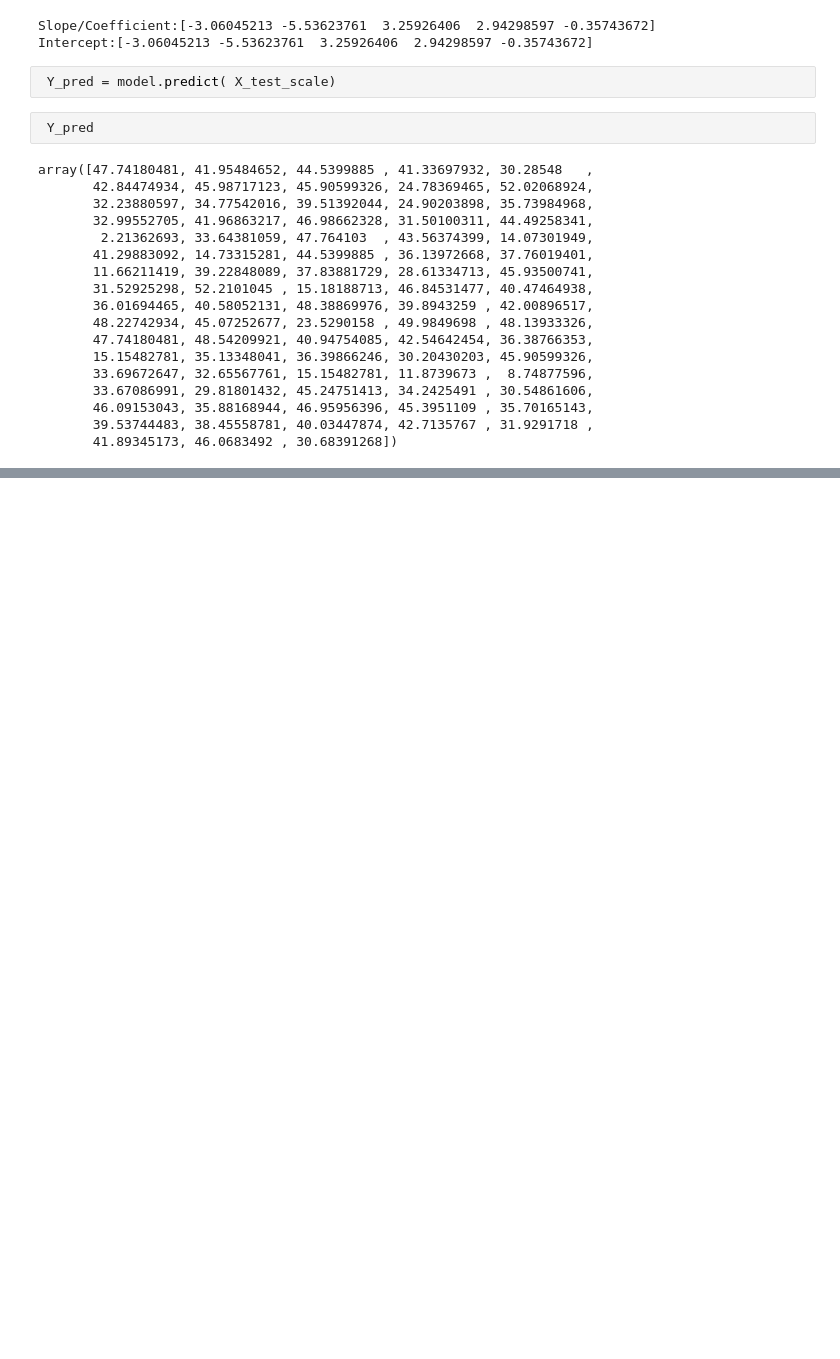
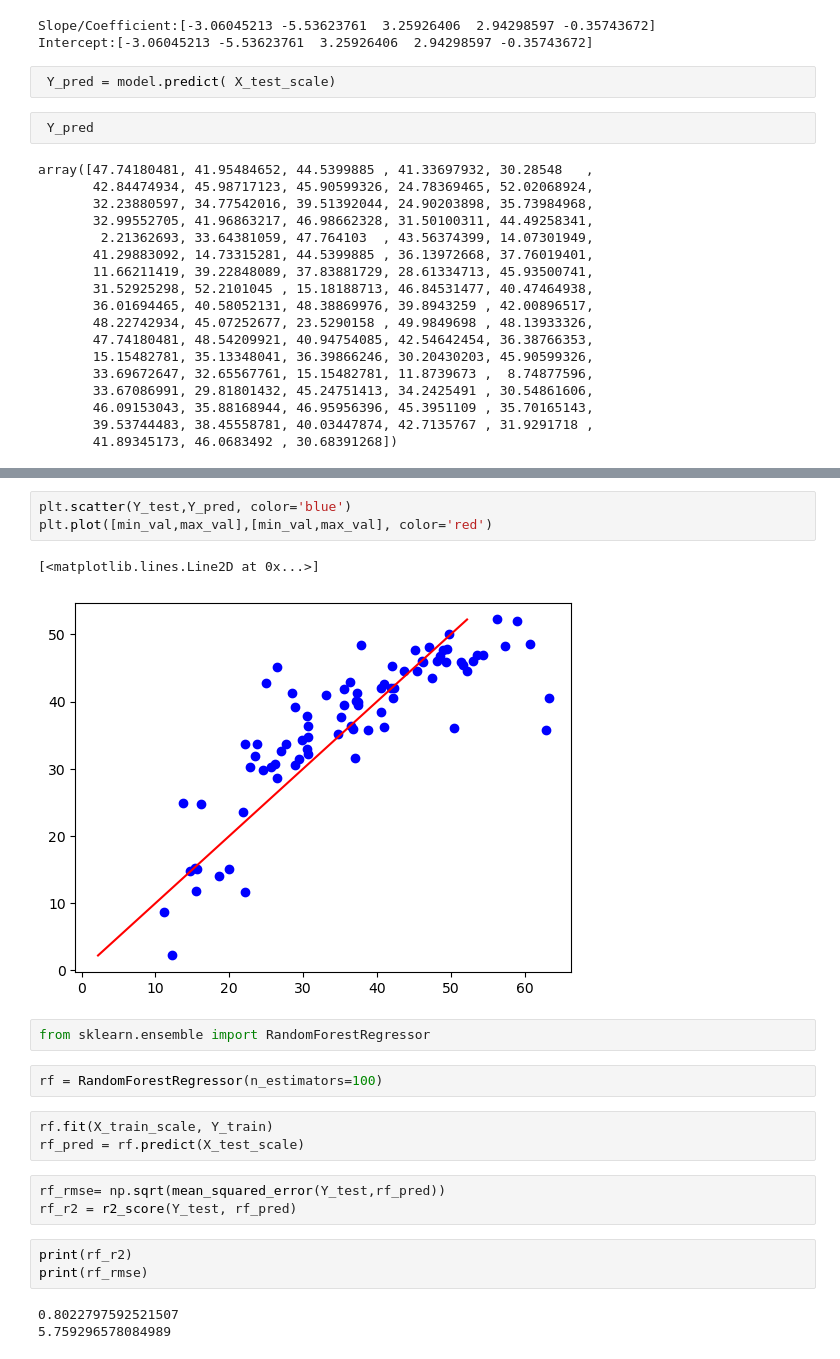
Before and after one commit to SmriteePoudel/DataScience, a Jupyter notebook: LinearRegression.ipynb, the cells around one changed output, grey strips where cells are left out. Drawn from its saved outputs; the diff is of its cells as text; blank space fills up the shorter version.

```diff
--- a/LinearRegression.ipynb
+++ b/LinearRegression.ipynb
@@ -141,0 +167,22 @@ pred = 38.39+(-3.06045213*13)
+# %%
+plt.scatter(Y_test,Y_pred, color='blue')
+plt.plot([min_val,max_val],[min_val,max_val], color='red')
+# %% [output]
+[<matplotlib.lines.Line2D at 0x...>]
+[figure, added]
+# %%
+from sklearn.ensemble import RandomForestRegressor
+# %%
+rf = RandomForestRegressor(n_estimators=100)
+# %%
+rf.fit(X_train_scale, Y_train)
+rf_pred = rf.predict(X_test_scale)
+# %%
+rf_rmse= np.sqrt(mean_squared_error(Y_test,rf_pred))
+rf_r2 = r2_score(Y_test, rf_pred)
+# %%
+print(rf_r2)
+print(rf_rmse)
+# %% [output]
+0.8022797592521507
+5.759296578084989
```
Also changed, not shown: parts of 13 cells of this notebook, 5 other files.
